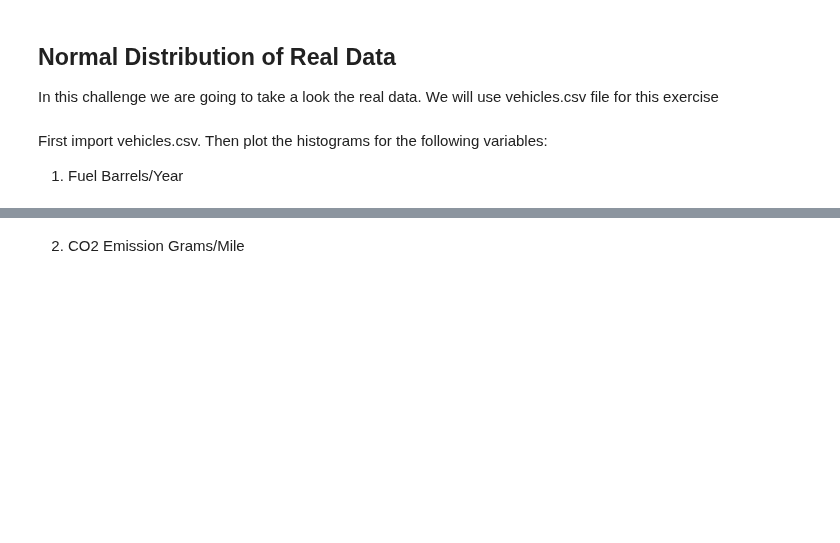
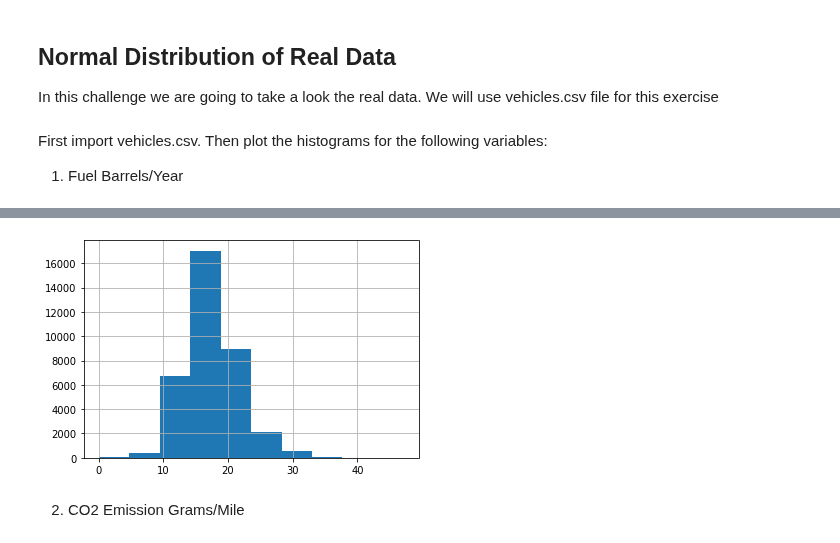
Before and after one commit to ta-data-lis/lab-probability-distributions, a Jupyter notebook: your-code/continuous.ipynb, the cells around one changed output, grey strips where cells are left out. Saved outputs shown, nothing was run; the diff lists cells and outputs as text; code cells hidden in the pictures; blank space fills up the shorter version.

```diff
--- a/your-code/continuous.ipynb
+++ b/your-code/continuous.ipynb
@@ -78,0 +108,3 @@ Then plot the histograms for the following variables:
+# %%
+data = pd.read_csv('vehicles.csv')
+data.head()
@@ -79,2 +118,7 @@ Then plot the histograms for the following variables:
+# %%
+data['Fuel Barrels/Year'].hist()
+plt.show()
+# %% [output]
+[figure, added]
 # %% [markdown]
 2. CO2 Emission Grams/Mile
```
Also changed, not shown: parts of 24 cells of this notebook.
